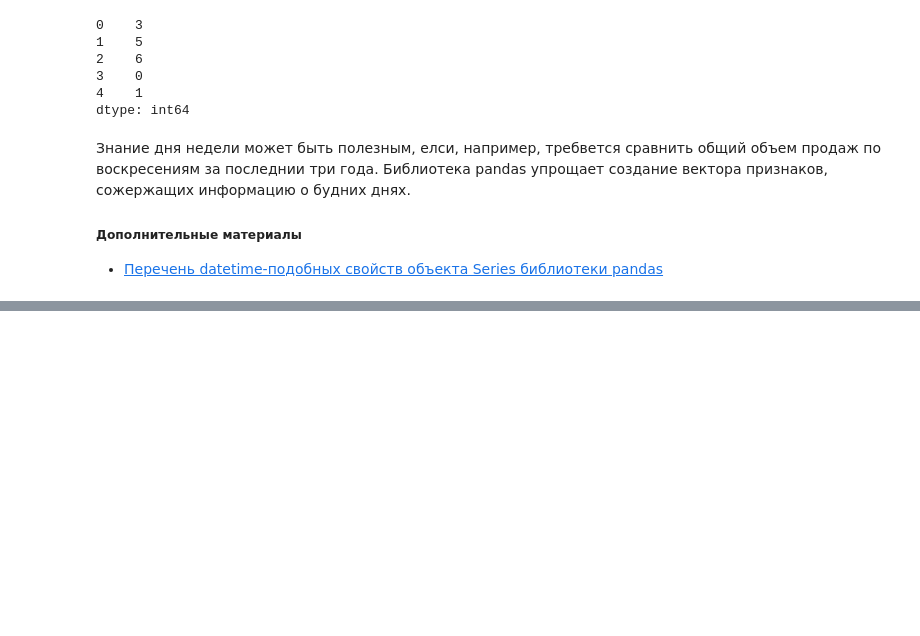
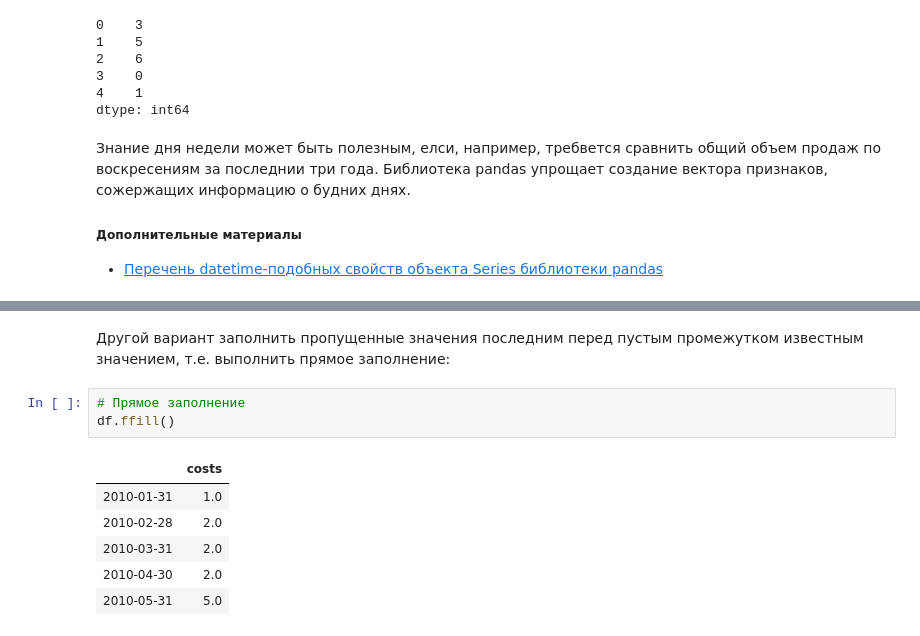
Before and after one commit to AntonNeverovich/data-science, a Jupyter notebook: cookbooks/8-date-and-time-processing-cookbook.ipynb, the cells around one changed output, grey strips where cells are left out. Cells and saved outputs as stored; diff of their text form; blank space fills up the shorter version.

```diff
--- a/cookbooks/8-date-and-time-processing-cookbook.ipynb
+++ b/cookbooks/8-date-and-time-processing-cookbook.ipynb
@@ -254,0 +356,12 @@ dtype: int64
+# %% [markdown]
+Другой вариант заполнить пропущенные значения последним перед пустым промежутком известным значением, т.е. выполнить прямое заполнение:
+# %%
+# Прямое заполнение
+df.ffill()
+# %% [output]
+|  | costs |
+| 2010-01-31 | 1.0 |
+| 2010-02-28 | 2.0 |
+| 2010-03-31 | 2.0 |
+| 2010-04-30 | 2.0 |
+| 2010-05-31 | 5.0 |
```
Also changed, not shown: parts of 15 cells of this notebook.
